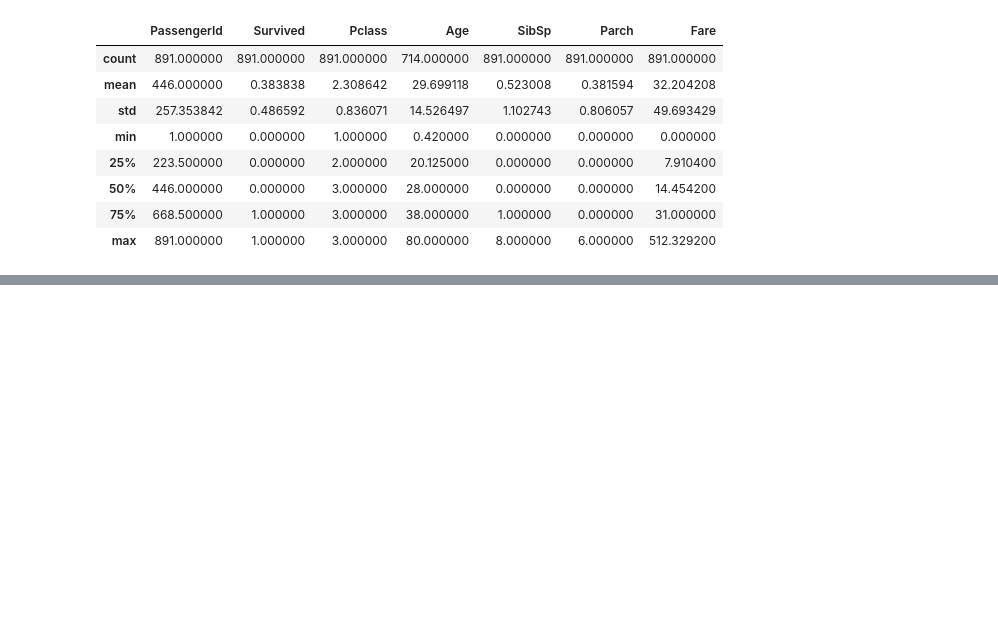
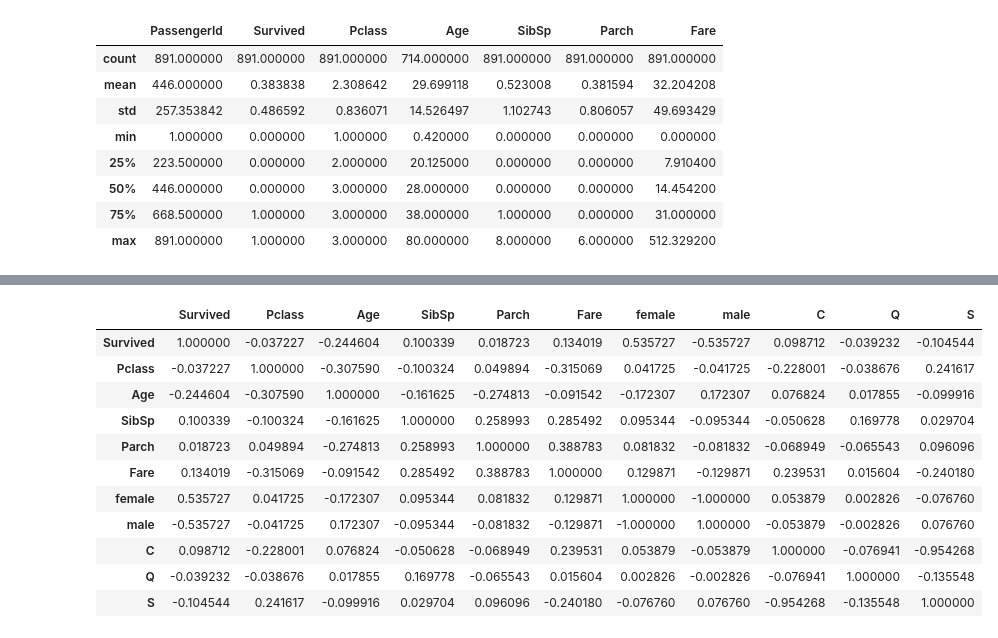
Before and after one commit to khirayama/kaggle, a Jupyter notebook: titanic/notebook/titanic.ipynb, the cells around one changed output, grey strips where cells are left out. Saved outputs shown, nothing was run; the diff lists cells and outputs as text; code cells hidden in the pictures; blank space fills up the shorter version.

```diff
--- a/titanic/notebook/titanic.ipynb
+++ b/titanic/notebook/titanic.ipynb
@@ -3,5 +3,4 @@ import numpy as np
 import pandas as pd
 import matplotlib.pyplot as plt
 # %%
-df= pd.read_csv('../input/train.csv')
-df.head(5)
+df_train = pd.read_csv('../input/train.csv')
@@ -48,0 +70,12 @@ for survived in [0, 1]:
+# %%
+sex_dum = pd.get_dummies(df_train['Sex'])
+df_train_proc = pd.concat((df_train, sex_dum), axis = 1)
+df_train_proc = df_train_proc.drop('Sex', axis = 1)
+# df_train_proc = df_train_proc.drop('female', axis = 1)
+
+emb_dum = pd.get_dummies(df_train['Embarked'])
+df_train_proc = pd.concat((df_train_proc, emb_dum), axis = 1)
+df_train_proc = df_train_proc.drop('Embarked', axis = 1)
+# df_train_proc = df_train_proc.drop('S', axis = 1)
+
+df_train_proc.head(5)
@@ -49 +89,16 @@ for survived in [0, 1]:
+# %%
+df_train_proc.dropna().drop(['PassengerId', 'Name', 'Ticket', 'Cabin'], axis = 1).corr()
+# %% [output]
+|  | Survived | Pclass | Age | SibSp | Parch | Fare | female | male | C | Q | S |
+| Survived | 1.000000 | -0.037227 | -0.244604 | 0.100339 | 0.018723 | 0.134019 | 0.535727 | -0.535727 | 0.098712 | -0.039232 | -0.104544 |
+| Pclass | -0.037227 | 1.000000 | -0.307590 | -0.100324 | 0.049894 | -0.315069 | 0.041725 | -0.041725 | -0.228001 | -0.038676 | 0.241617 |
+| Age | -0.244604 | -0.307590 | 1.000000 | -0.161625 | -0.274813 | -0.091542 | -0.172307 | 0.172307 | 0.076824 | 0.017855 | -0.099916 |
+| SibSp | 0.100339 | -0.100324 | -0.161625 | 1.000000 | 0.258993 | 0.285492 | 0.095344 | -0.095344 | -0.050628 | 0.169778 | 0.029704 |
+| Parch | 0.018723 | 0.049894 | -0.274813 | 0.258993 | 1.000000 | 0.388783 | 0.081832 | -0.081832 | -0.068949 | -0.065543 | 0.096096 |
+| Fare | 0.134019 | -0.315069 | -0.091542 | 0.285492 | 0.388783 | 1.000000 | 0.129871 | -0.129871 | 0.239531 | 0.015604 | -0.240180 |
+| female | 0.535727 | 0.041725 | -0.172307 | 0.095344 | 0.081832 | 0.129871 | 1.000000 | -1.000000 | 0.053879 | 0.002826 | -0.076760 |
+| male | -0.535727 | -0.041725 | 0.172307 | -0.095344 | -0.081832 | -0.129871 | -1.000000 | 1.000000 | -0.053879 | -0.002826 | 0.076760 |
+| C | 0.098712 | -0.228001 | 0.076824 | -0.050628 | -0.068949 | 0.239531 | 0.053879 | -0.053879 | 1.000000 | -0.076941 | -0.954268 |
+| Q | -0.039232 | -0.038676 | 0.017855 | 0.169778 | -0.065543 | 0.015604 | 0.002826 | -0.002826 | -0.076941 | 1.000000 | -0.135548 |
+| S | -0.104544 | 0.241617 | -0.099916 | 0.029704 | 0.096096 | -0.240180 | -0.076760 | 0.076760 | -0.954268 | -0.135548 | 1.000000 |
 # %%
```
Also changed, not shown: parts of 15 cells of this notebook.
